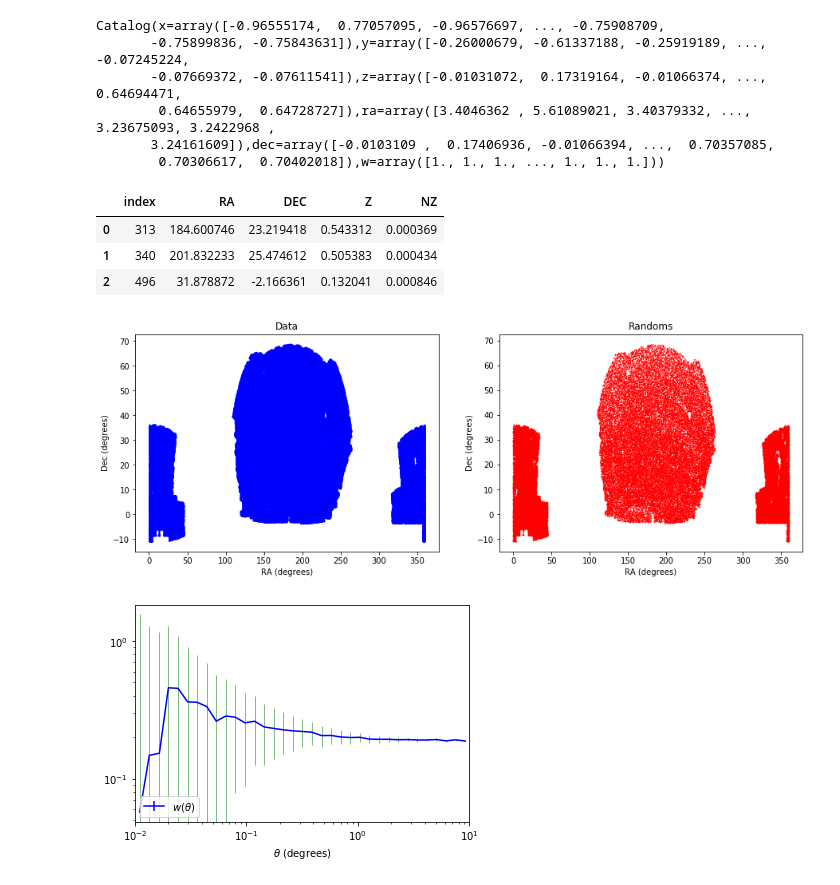
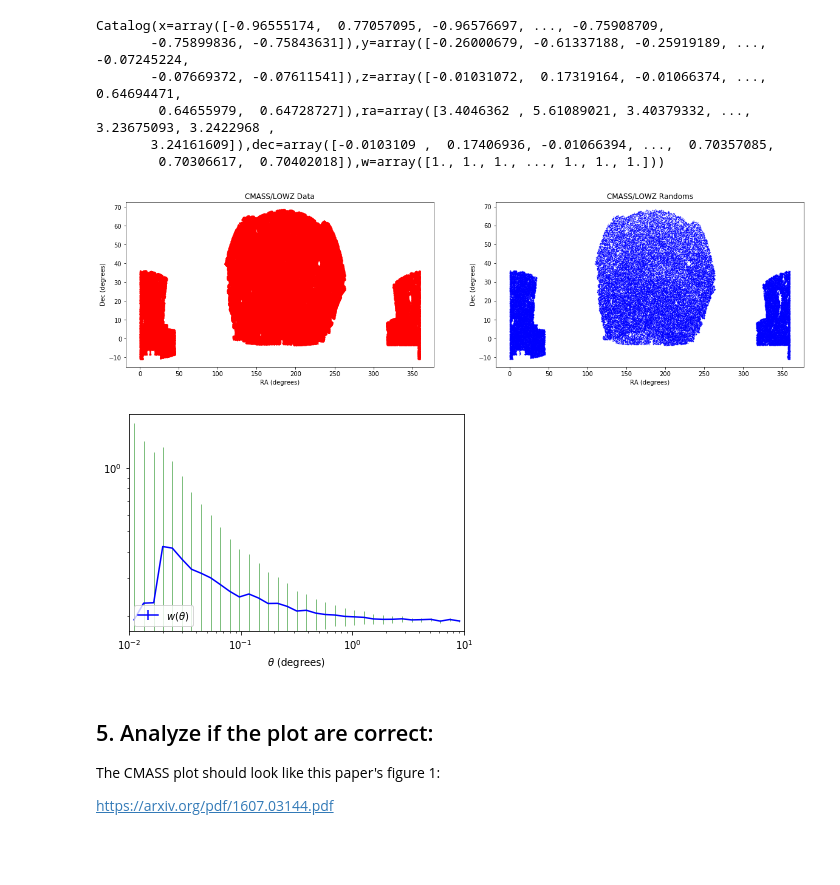
Before and after one commit to MTabbutt/Cosmology, a Jupyter notebook: SNe CrossCorrelations/PanSTARRS and CMASS _ Correlations.ipynb, the cells around one changed output. Saved outputs shown, nothing was run; the diff lists cells and outputs as text; code cells hidden in the pictures; blank space fills up the shorter version.

```diff
--- a/SNe CrossCorrelations/PanSTARRS and CMASS _ Correlations.ipynb
+++ b/SNe CrossCorrelations/PanSTARRS and CMASS _ Correlations.ipynb
@@ -310,31 +336,6 @@ Catalog(x=array([-0.96555174,  0.77057095, -0.96576697, ..., -0.75908709,
 # Data Auto-correlation: (dd)
 ddCMASS = treecorr.NNCorrelation(min_sep=0.01, max_sep=10, bin_size=0.2, sep_units='degrees')
 ddCMASS.process(catCMASS)
-# %%
-CMASSLOWZTOT_DF_rands.head(3)
-# %% [output]
-|  | index | RA | DEC | Z | NZ |
-| 0 | 313 | 184.600746 | 23.219418 | 0.543312 | 0.000369 |
-| 1 | 340 | 201.832233 | 25.474612 | 0.505383 | 0.000434 |
-| 2 | 496 | 31.878872 | -2.166361 | 0.132041 | 0.000846 |
-# %%
-# Check that the randoms cover the same space as the data
-f, (ax1, ax2) = plt.subplots(1, 2, figsize=(15,5))
-
-ax1.scatter(catCMASS.ra * 180/numpy.pi, catCMASS.dec * 180/numpy.pi, color='blue', s=0.1)
-ax1.set_xlabel('RA (degrees)')
-ax1.set_ylabel('Dec (degrees)')
-ax1.set_title('Data')
-
-# Repeat in the opposite order
-ax2.scatter(CMASSLOWZTOT_DF_rands['RA'], CMASSLOWZTOT_DF_rands['DEC'], color='red', s=0.1)
-ax2.set_xlabel('RA (degrees)')
-ax2.set_ylabel('Dec (degrees)')
-ax2.set_title('Randoms')
-
-plt.show()
-# %% [output]
-[figure, removed]
 # %%
 randCMASS = treecorr.Catalog(ra=CMASSLOWZTOT_DF_rands['RA'], dec=CMASSLOWZTOT_DF_rands['DEC'], ra_units='degrees', dec_units='degrees')
 rrCMASS = treecorr.NNCorrelation(min_sep=0.01, max_sep=10, bin_size=0.2, sep_units='degrees')
@@ -345,7 +350,23 @@ drCMASS.process(catCMASS, randCMASS)
+# %%
+# Check that the randoms cover the same space as the data
+f3, (ax1c, ax2c) = plt.subplots(1, 2, figsize=(20, 5))
+
+ax1c.scatter(catCMASS.ra * 180/numpy.pi, catCMASS.dec * 180/numpy.pi, color='red', s=0.1)
+ax1c.set_xlabel('RA (degrees)')
+ax1c.set_ylabel('Dec (degrees)')
+ax1c.set_title('CMASS/LOWZ Data')
+
+# Repeat in the opposite order
+ax2c.scatter(CMASSLOWZTOT_DF_rands['RA'], CMASSLOWZTOT_DF_rands['DEC'], color='blue', s=0.1)
+ax2c.set_xlabel('RA (degrees)')
+ax2c.set_ylabel('Dec (degrees)')
+ax2c.set_title('CMASS/LOWZ Randoms')
+
+plt.show()
+# %% [output]
+[figure, added]
 # %%
-rCMASS = numpy.exp(ddCMASS.meanlogr)
-xiCMASS, varxiCMASS = ddCMASS.calculateXi(rrCMASS, drCMASS)
-sigCMASS = numpy.sqrt(varxiCMASS)
+# Plot the autocorrelation function:
 
 plt.plot(rCMASS, xiCMASS, color='blue')
 plt.plot(rCMASS, -xiCMASS, color='blue', ls=':')
@@ -361,7 +382,13 @@ plt.legend([leg], [r'$w(\theta)$'], loc='lower left')
 plt.xlim([0.01,10])
 plt.show()
 # %% [output]
-[figure, old version]
+[figure, new version]
+# %% [markdown]
+## 5. Analyze if the plot are correct:
+
+The CMASS plot should look like this paper's figure 1: </br>
+
+https://arxiv.org/pdf/1607.03144.pdf
 # %%
 rCMASS = numpy.exp(ddCMASS.meanlogr)
 xiCMASS, varxiCMASS = ddCMASS.calculateXi(rrCMASS, drCMASS)
```
Also changed, not shown: parts of 36 cells of this notebook, 1 other file.
